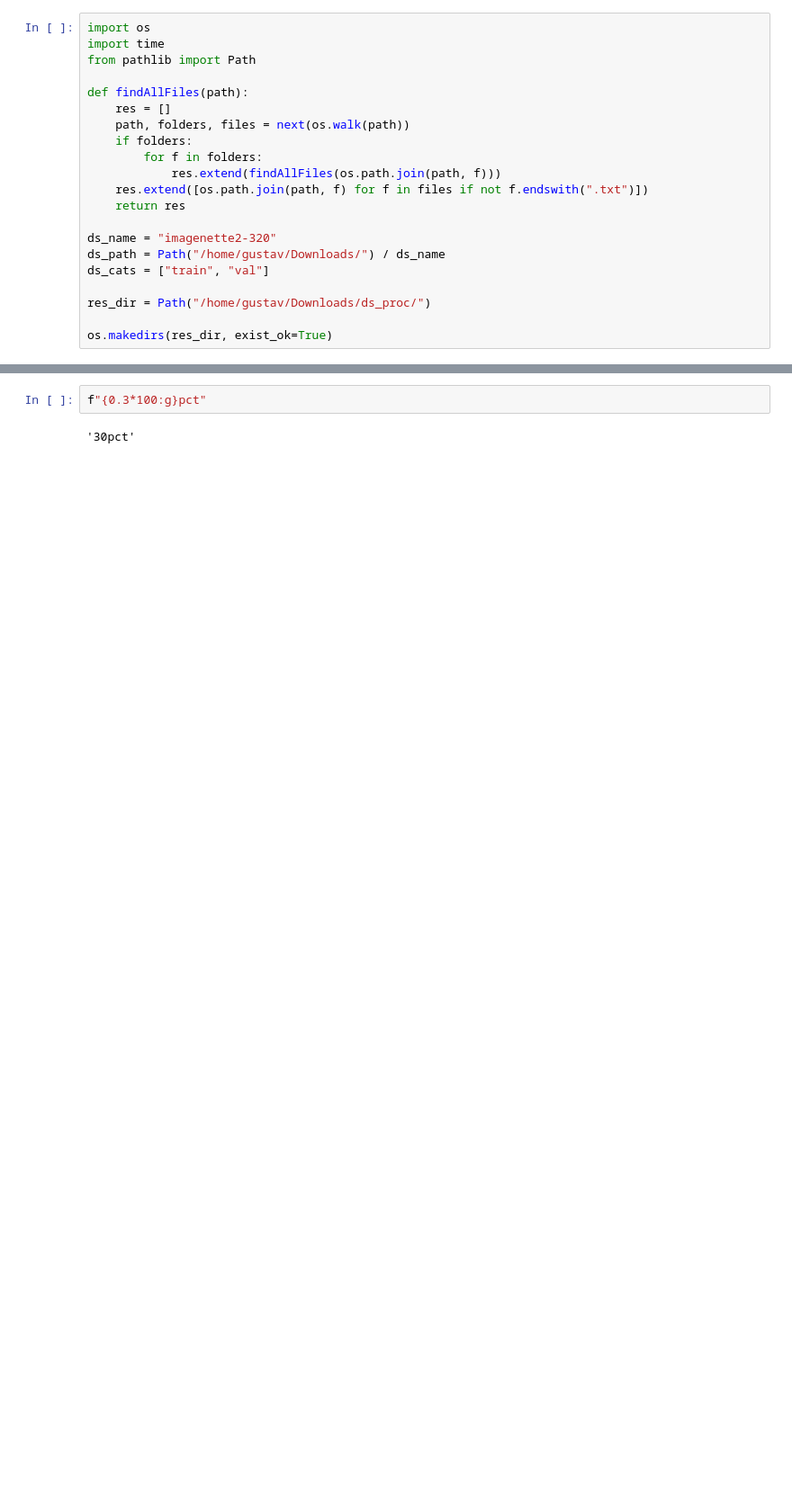
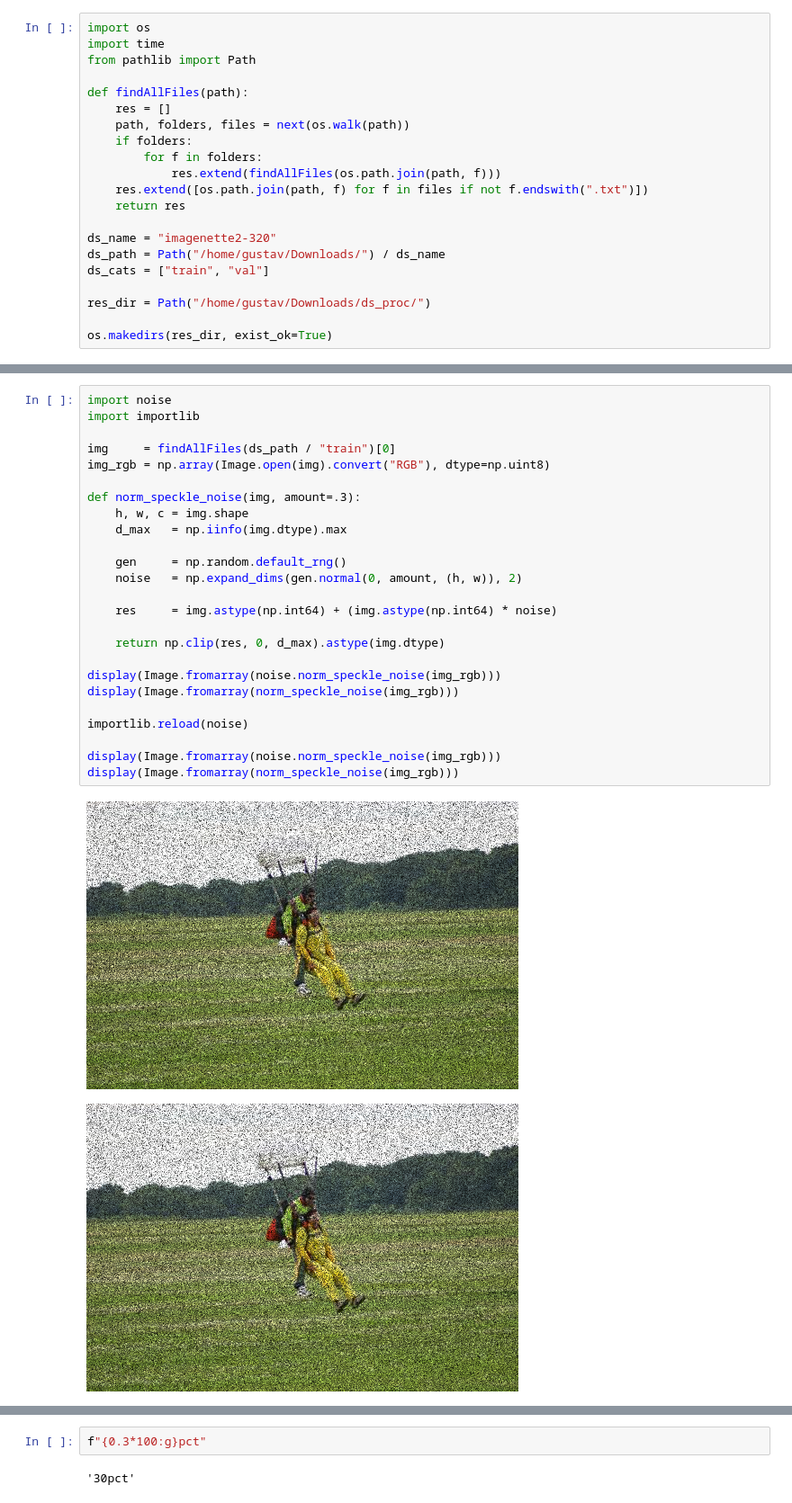
Before and after one commit to GustavMH/cfa-raw, a Jupyter notebook: notebooks/im_prep.ipynb, the cells around one changed output, grey strips where cells are left out. Shown at 90% size. Cells and saved outputs as stored; diff of their text form; blank space fills up the shorter version.

```diff
--- a/notebooks/im_prep.ipynb
+++ b/notebooks/im_prep.ipynb
@@ -79,3 +79,31 @@ suffixes   = ["train", "val"]
 size = 320
 
 add_noise_to_ds(ds_path, res_dir, suffixes, noises, noise_amts, size)
+# %%
+import noise
+import importlib
+
+img     = findAllFiles(ds_path / "train")[0]
+img_rgb = np.array(Image.open(img).convert("RGB"), dtype=np.uint8)
+
+def norm_speckle_noise(img, amount=.3):
+    h, w, c = img.shape
+    d_max   = np.iinfo(img.dtype).max
+
+    gen     = np.random.default_rng()
+    noise   = np.expand_dims(gen.normal(0, amount, (h, w)), 2)
+
+    res     = img.astype(np.int64) + (img.astype(np.int64) * noise)
+
+    return np.clip(res, 0, d_max).astype(img.dtype)
+
+display(Image.fromarray(noise.norm_speckle_noise(img_rgb)))
+display(Image.fromarray(norm_speckle_noise(img_rgb)))
+
+importlib.reload(noise)
+
+display(Image.fromarray(noise.norm_speckle_noise(img_rgb)))
+display(Image.fromarray(norm_speckle_noise(img_rgb)))
+# %% [output]
+[figure, added]
+[figure, added]
```
Also changed, not shown: parts of 2 cells of this notebook, 1 other file.
